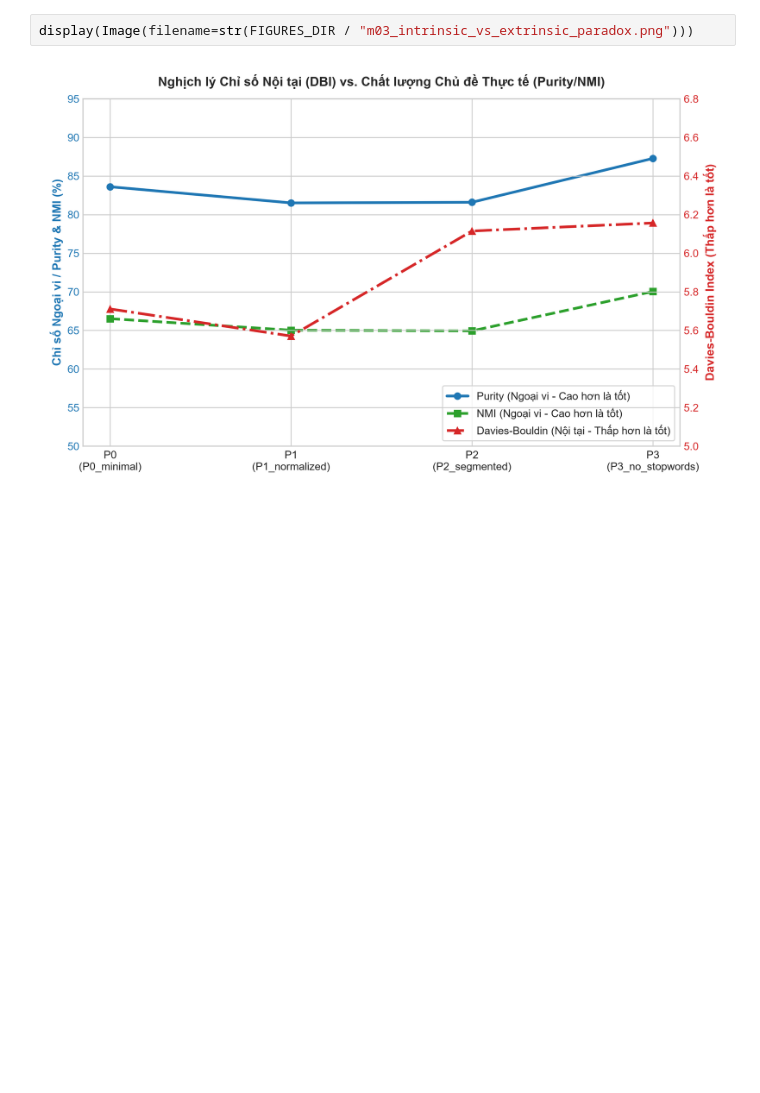
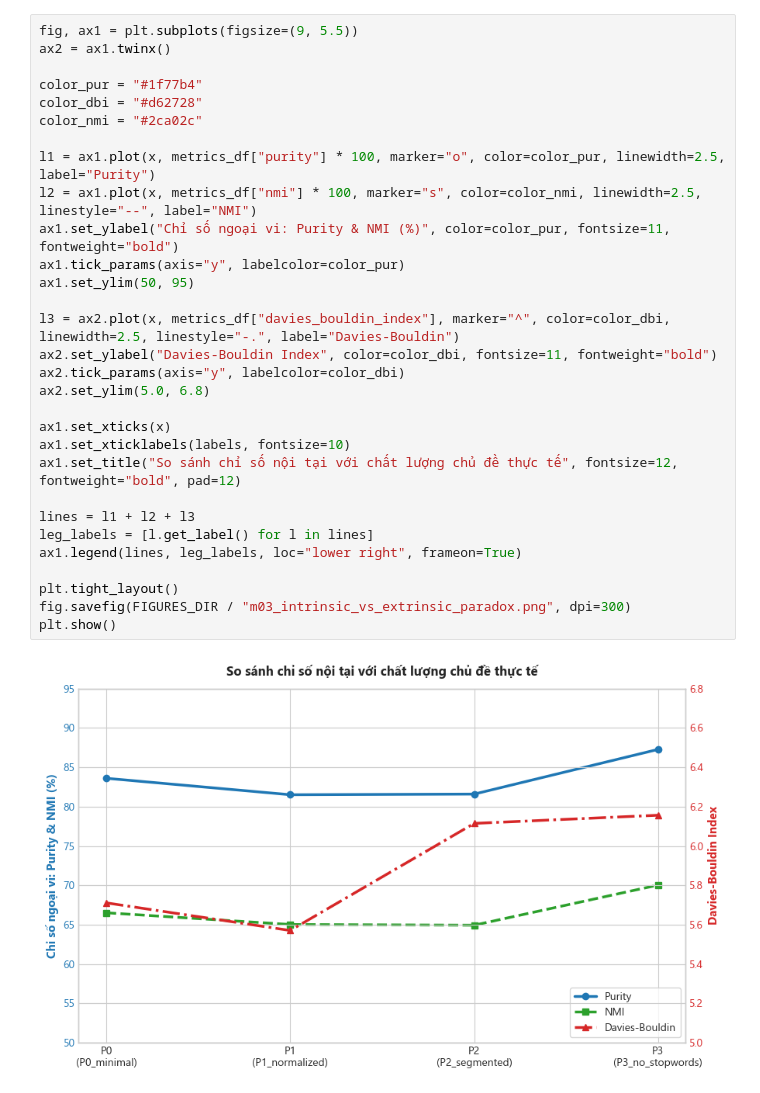
Before and after one commit to lunatran141/vietnamese-news-topic-discovery, a Jupyter notebook: notebooks/06_m03_preprocessing_ablation.ipynb, the cells around one changed output. Drawn from its saved outputs; the diff is of its cells as text; blank space fills up the shorter version.

```diff
--- a/notebooks/06_m03_preprocessing_ablation.ipynb
+++ b/notebooks/06_m03_preprocessing_ablation.ipynb
@@ -101,8 +120,36 @@ display(Image(filename=str(FIGURES_DIR / "m03_ablation_metrics_comparison.png"))
 - P1 đạt Davies-Bouldin tốt nhất (5.5708) và Calinski-Harabasz cao nhất (14.17), nhưng Purity và NMI lại thấp nhất (81.52% và 0.6503).
 - **Nguyên nhân toán học:** Ở P0 và P1, các âm tiết đơn lẻ tần suất cao (`các`, `của`, `người`, `và`) đóng vai trò "trọng lực giả", kéo các vector tài liệu lại gần nhau trong không gian Euclid đa chiều, tạo ảo giác co cụm chặt.
 - **Nguyên nhân ngữ nghĩa:** Các cụm hình thành bị vỡ vụn nghĩa (âm tiết đơn què cụt) và ngập tràn từ dừng. Khi loại bỏ từ dừng ở P3, vector tỏa rộng theo ngữ nghĩa thực tế: DBI tăng nhẹ lên 6.1566 nhưng Purity tăng vọt lên **87.28%** và ARI tăng vọt lên **0.5925**.
-# %%
-display(Image(filename=str(FIGURES_DIR / "m03_intrinsic_vs_extrinsic_paradox.png")))
-# %% [output]
-[figure, removed]
+# %%
+fig, ax1 = plt.subplots(figsize=(9, 5.5))
+ax2 = ax1.twinx()
+
+color_pur = "#1f77b4"
+color_dbi = "#d62728"
+color_nmi = "#2ca02c"
+
+l1 = ax1.plot(x, metrics_df["purity"] * 100, marker="o", color=color_pur, linewidth=2.5, label="Purity")
+l2 = ax1.plot(x, metrics_df["nmi"] * 100, marker="s", color=color_nmi, linewidth=2.5, linestyle="--", label="NMI")
+ax1.set_ylabel("Chỉ số ngoại vi: Purity & NMI (%)", color=color_pur, fontsize=11, fontweight="bold")
+ax1.tick_params(axis="y", labelcolor=color_pur)
+ax1.set_ylim(50, 95)
+
+l3 = ax2.plot(x, metrics_df["davies_bouldin_index"], marker="^", color=color_dbi, linewidth=2.5, linestyle="-.", label="Davies-Bouldin")
+ax2.set_ylabel("Davies-Bouldin Index", color=color_dbi, fontsize=11, fontweight="bold")
+ax2.tick_params(axis="y", labelcolor=color_dbi)
+ax2.set_ylim(5.0, 6.8)
+
+ax1.set_xticks(x)
+ax1.set_xticklabels(labels, fontsize=10)
+ax1.set_title("So sánh chỉ số nội tại với chất lượng chủ đề thực tế", fontsize=12, fontweight="bold", pad=12)
+
+lines = l1 + l2 + l3
+leg_labels = [l.get_label() for l in lines]
+ax1.legend(lines, leg_labels, loc="lower right", frameon=True)
+
+plt.tight_layout()
+fig.savefig(FIGURES_DIR / "m03_intrinsic_vs_extrinsic_paradox.png", dpi=300)
+plt.show()
+# %% [output]
+[figure, added]
 # %% [markdown]
```
Also changed, not shown: parts of 21 cells of this notebook, 9 other files.
